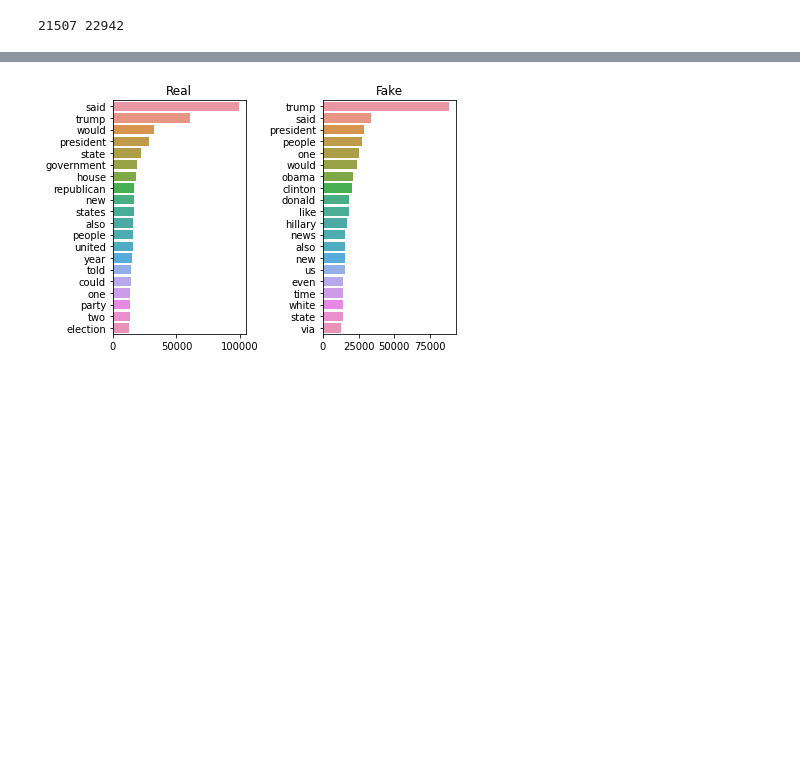
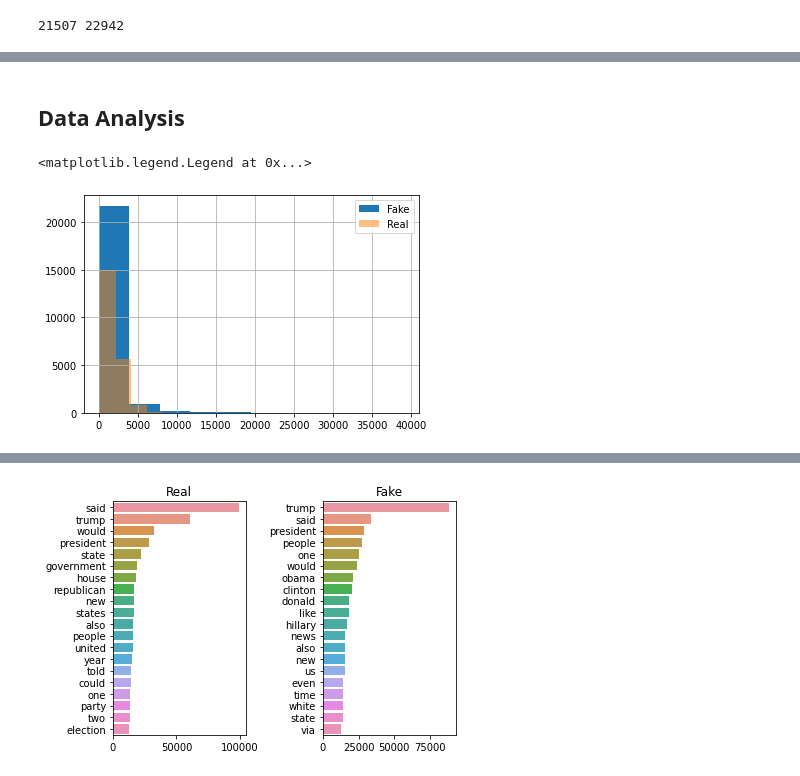
Before and after one commit to d-roland/Fake-news-detection, a Jupyter notebook: CS221_Fake_news_detection.ipynb, the cells around one changed output, grey strips where cells are left out. Drawn from its saved outputs; the diff is of its cells as text; code cells hidden in the pictures; blank space fills up the shorter version.

```diff
--- a/CS221_Fake_news_detection.ipynb
+++ b/CS221_Fake_news_detection.ipynb
@@ -473,21 +473,3 @@ chart.set_xticklabels(chart.get_xticklabels(), rotation=45)
 plt.show()
 # %% [output]
 [figure]
-# %%
-#Word Cloud
-text = ''
-for news in dataset.text.values:
-    text += news
-wordcloud = WordCloud(
-    width = 3000,
-    height = 2000,
-    background_color = 'white',
-    stopwords = set(nltk.corpus.stopwords.words("english"))).generate(text)
-fig = plt.figure(
-    figsize = (40, 30),
-    facecolor = 'k',
-    edgecolor = 'k')
-plt.imshow(wordcloud, interpolation = 'bilinear')
-plt.axis('off')
-plt.show()
-del text
@@ -544,0 +556,5 @@ Index(['text', 'class'], dtype='object')
+# %%
+#dataset["text"].apply(lambda x: remove_nums(x))
+dataset['text'] = dataset["text"].apply(lambda x: remove_URL(x))
+dataset['text'] = dataset["text"].apply(lambda x: remove_html(x))
+dataset['text'] = dataset["text"].apply(lambda x: remove_emoji(x))
@@ -604,0 +764,12 @@ print(len(X_real), len(X_fake))
+# %% [markdown]
+## **Data Analysis**
+# %%
+#Comparison of string lengths between Real and Fake news
+dataset_real = bert_dataset.loc[dataset['class'] == 1]
+dataset_fake = bert_dataset.loc[dataset['class'] == 0]
+dataset_fake['text'].str.len().hist()
+dataset_real['text'].str.len().hist(alpha=0.5)
+plt.legend(['Fake', 'Real'])
+# %% [output]
+<matplotlib.legend.Legend at 0x...>
+[figure, added]
```
Also changed, not shown: parts of 69 cells of this notebook.
